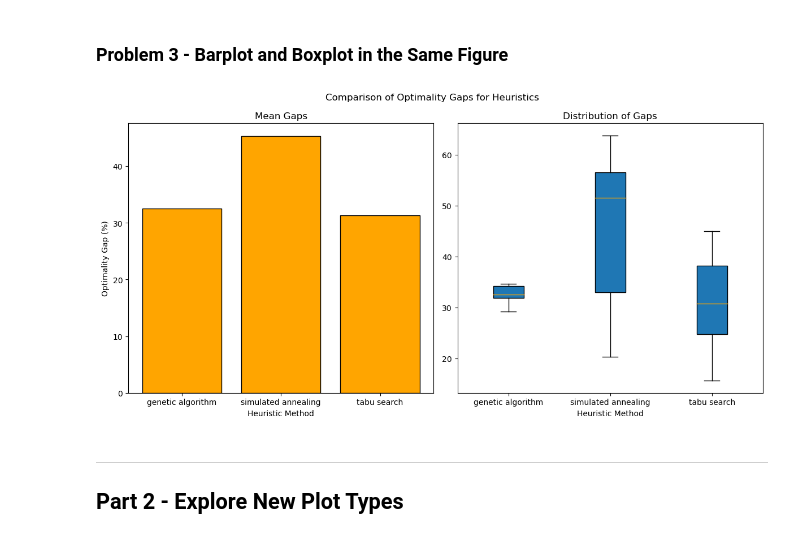
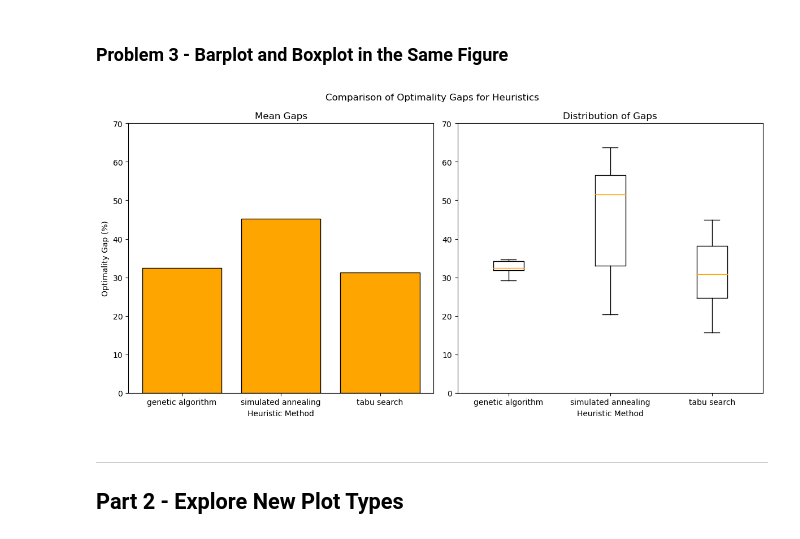
Before and after one commit to IE-555/homework4-manasidudhane, a Jupyter notebook: manasija_hw4.ipynb, the cells around one changed output. Saved outputs shown, nothing was run; the diff lists cells and outputs as text; code cells hidden in the pictures.

```diff
--- a/manasija_hw4.ipynb
+++ b/manasija_hw4.ipynb
@@ -164,35 +164,38 @@ optimality_gaps = optimality_gaps.reset_index()
 average_gaps = barplot_d[barplot_d['Heuristic'].isin(['genetic algorithm', 'simulated annealing', 'tabu search'])]
 average_gaps = average_gaps.groupby('Heuristic')['Optimality Gap'].mean().reset_index()
 
 # Create a figure with two subplots
 fig, axes = plt.subplots(1, 2, figsize=(12, 6))
 fig.suptitle("Comparison of Optimality Gaps for Heuristics")
 
 # First subplot: Barplot of average optimality gaps
 axes[0].bar(average_gaps['Heuristic'], average_gaps['Optimality Gap'], color="orange", edgecolor="black")
 axes[0].set_xlabel("Heuristic Method")
 axes[0].set_ylabel("Optimality Gap (%)")
 axes[0].set_title("Mean Gaps")
+axes[0].set_ylim([0, 70])
 
 # Second subplot: Boxplot of spread of optimality gaps
 data_boxplot = [optimality_gaps[optimality_gaps['SolnMethod'] == method]['Value'] for method in optimality_gaps['SolnMethod'].unique()]
 
 # Create the boxplot
-bp = axes[1].boxplot(data_boxplot, labels=optimality_gaps['SolnMethod'].unique(), patch_artist=True, medianprops={'color': 'orange'})
+bp = axes[1].boxplot(data_boxplot, labels=optimality_gaps['SolnMethod'].unique(), patch_artist=False, medianprops={'color': 'orange'})
 
 # Set custom labels and positions for the x-axis ticks
 custom_labels = optimality_gaps['SolnMethod'].unique()
 custom_positions = range(1, len(custom_labels) + 1)
 axes[1].set_xticks(custom_positions)
 axes[1].set_xticklabels(custom_labels, ha="center")
 axes[1].set_xlabel("Heuristic Method")
 axes[1].set_title("Distribution of Gaps")
+axes[1].set_ylim([0, 70])
+axes[1].set_ylim(axes[0].get_ylim())
 
 # Adjust layout to ensure proper display
 plt.tight_layout()
 plt.show()
 # %% [output]
-[figure, old version]
+[figure, new version]
 # %%
 # It's OK to break up your code into multiple cells.
 # %% [markdown]
```
Also changed, not shown: parts of 1 cell of this notebook.
